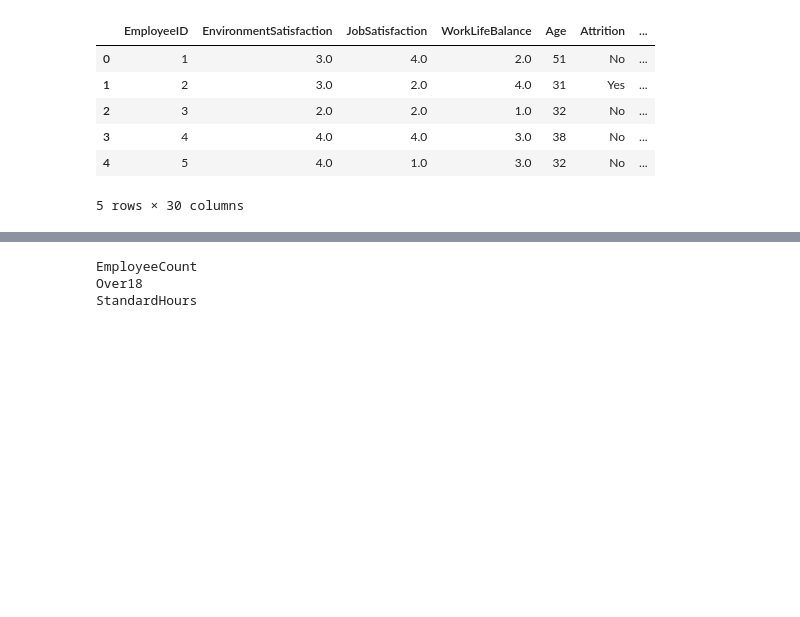
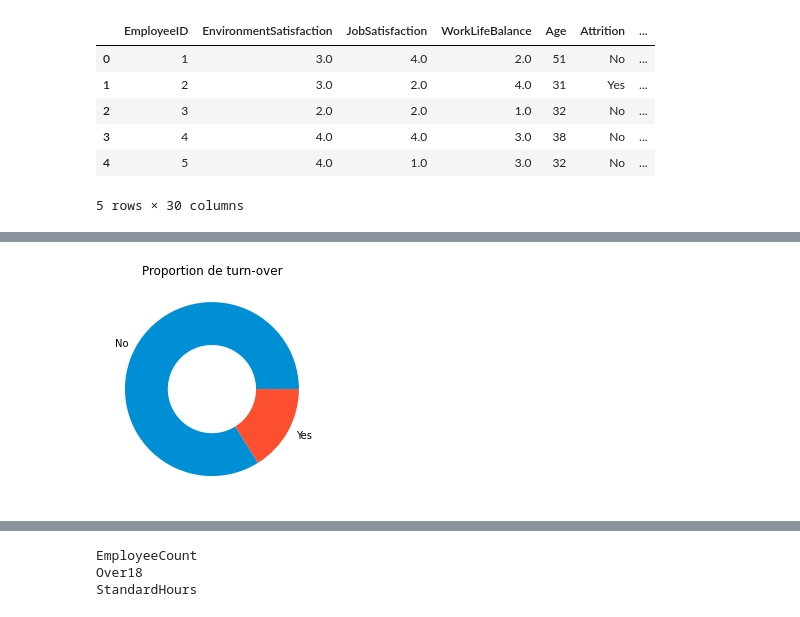
Before and after one commit to itsyanis/Machine-Learning-Project, a Jupyter notebook: Livrable_Projet IA.ipynb, the cells around one changed output, grey strips where cells are left out. Cells and saved outputs as stored; diff of their text form; code cells hidden in the pictures; blank space fills up the shorter version.

```diff
--- a/Livrable_Projet IA.ipynb
+++ b/Livrable_Projet IA.ipynb
@@ -152,0 +174,16 @@ data_merged.head()
+# %%
+
+# Compter les valeurs uniques dans la colonne Attrition
+values = data_merged['Attrition'].value_counts().sort_index().values.tolist()
+
+labels = ['No', 'Yes']
+colors = ['#008fd5', '#fc4f30']
+fig, ax = plt.subplots()
+ax.pie(values, labels=labels, colors=colors)
+centre_circle = plt.Circle((0,0),0.5,color='white', fc='white',linewidth=1.25)
+fig.gca().add_artist(centre_circle)
+
+plt.title("Proportion de turn-over")
+plt.show()
+# %% [output]
+[figure, added]
```
Also changed, not shown: parts of 16 cells of this notebook.
